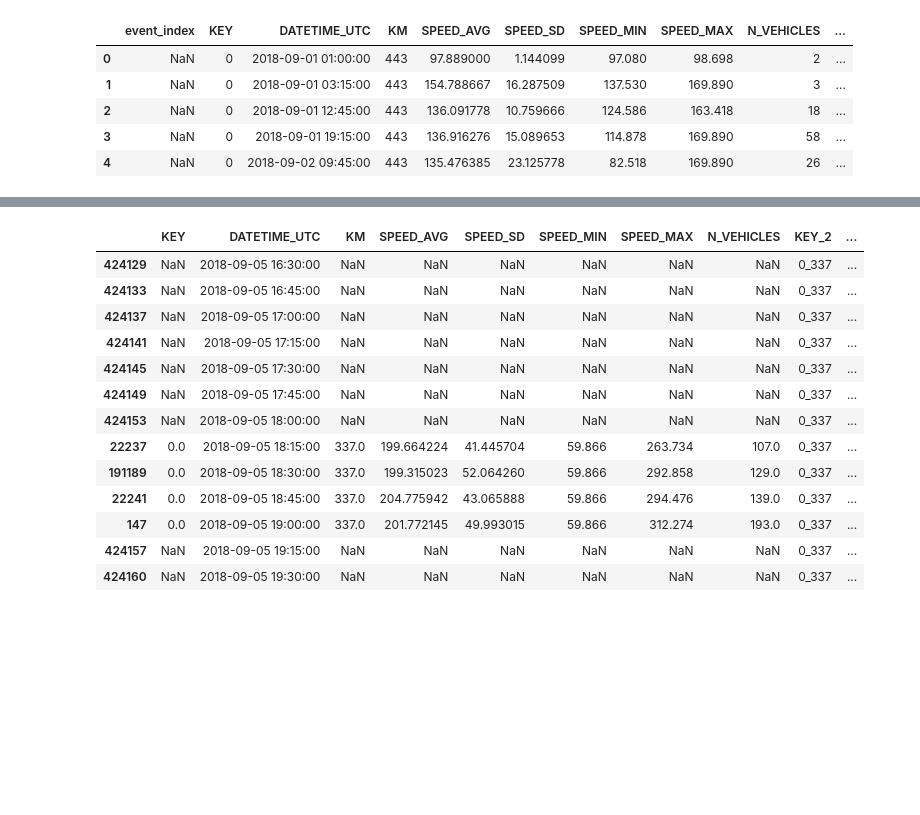
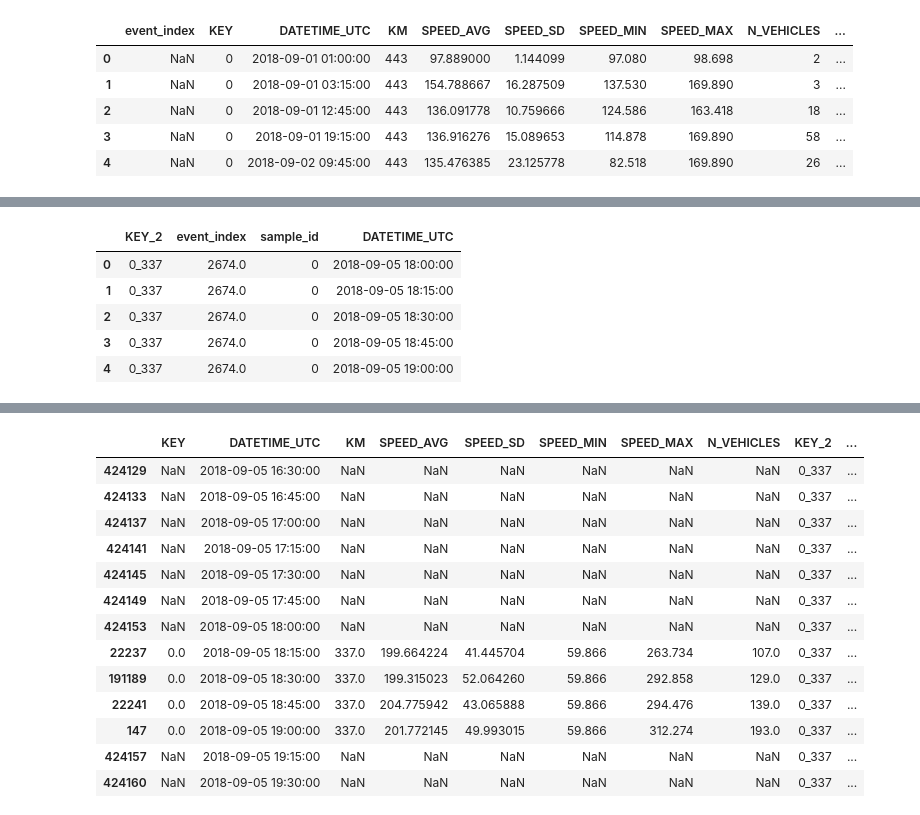
Before and after one commit to gianpy15/DMProject, a Jupyter notebook: notebooks/federico/dataset parro.ipynb, the cells around one changed output, grey strips where cells are left out. Saved outputs shown, nothing was run; the diff lists cells and outputs as text; code cells hidden in the pictures; blank space fills up the shorter version.

```diff
--- a/notebooks/federico/dataset parro.ipynb
+++ b/notebooks/federico/dataset parro.ipynb
@@ -100,0 +115,9 @@ def time_windows_event(dataset_df, steps_behind=10, steps_after=3, step=15*60):
+# %%
+filter_df.head()
+# %% [output]
+|  | KEY_2 | event_index | sample_id | DATETIME_UTC |
+| 0 | 0_337 | 2674.0 | 0 | 2018-09-05 18:00:00 |
+| 1 | 0_337 | 2674.0 | 0 | 2018-09-05 18:15:00 |
+| 2 | 0_337 | 2674.0 | 0 | 2018-09-05 18:30:00 |
+| 3 | 0_337 | 2674.0 | 0 | 2018-09-05 18:45:00 |
+| 4 | 0_337 | 2674.0 | 0 | 2018-09-05 19:00:00 |
```
Also changed, not shown: parts of 12 cells of this notebook, 2 other files.
